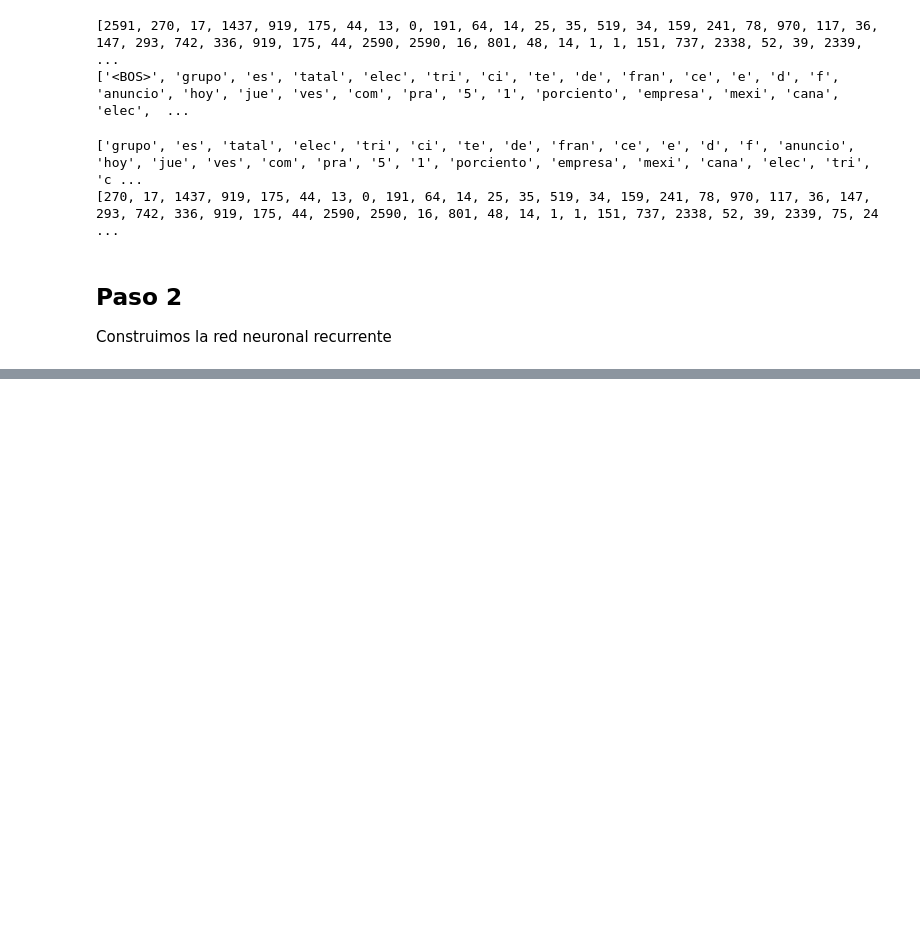
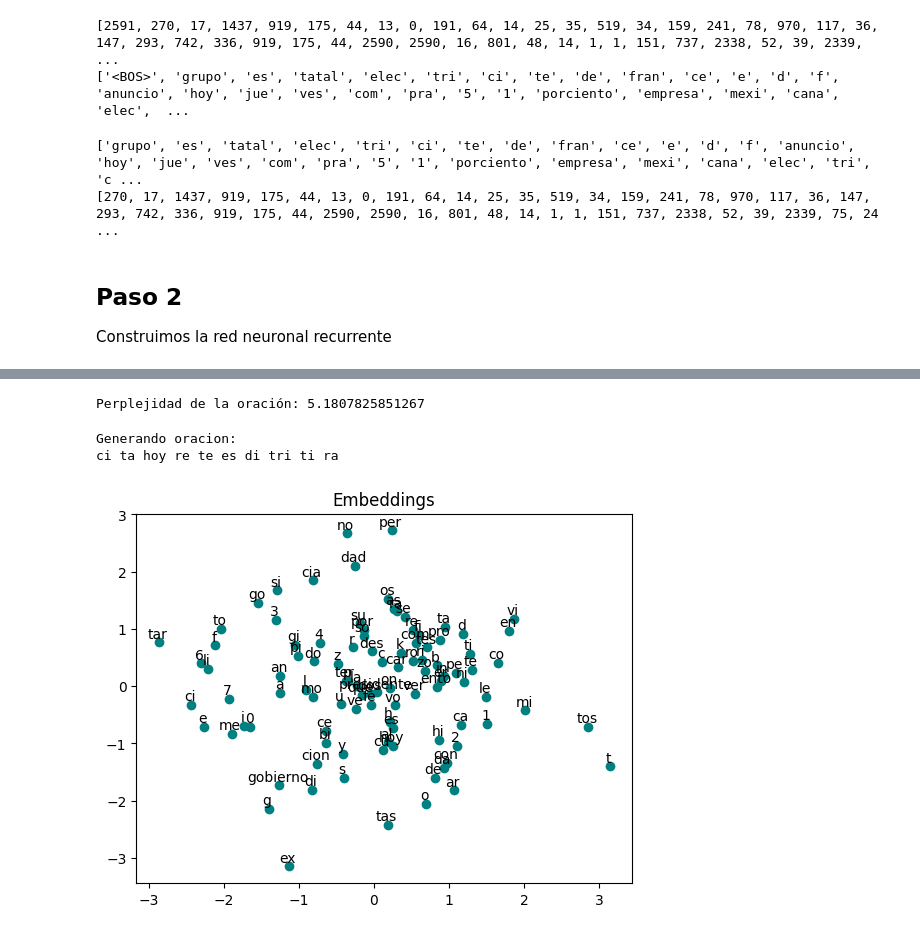
Before and after one commit to JoelHaiddRC/Linguistica, a Jupyter notebook: Practica2/preprocesamiento/Ejercicio2.ipynb, the cells around one changed output, grey strips where cells are left out. Cells and saved outputs as stored; diff of their text form; code cells hidden in the pictures; blank space fills up the shorter version.

```diff
--- a/Practica2/preprocesamiento/Ejercicio2.ipynb
+++ b/Practica2/preprocesamiento/Ejercicio2.ipynb
@@ -219,25 +219,29 @@ class RecurrentNetwork(nn.Module):
         super().__init__()
         #Capa de embedding
         self.emb = nn.Embedding(dim_in,dim)
-        #Capa de RNN (se toma bidireccional)
+        #Capa de RNN (bidireccional)
         self.recurrence = nn.RNN(dim, dim_h, bidirectional=True)
+        #Capa lineal
+        lineal = nn.Linear(2*dim_h,dim_out)
+        #Activacion
+        pre = nn.Softmax(dim=2)
         #Salida
-        self.ffw = nn.Sequential(nn.Linear(2*dim_h,dim_out), nn.Softmax(dim=2))
+        self.ffw = nn.Sequential(lineal, pre)
 
     def forward(self, x):
-        #Se pasa a formato torch
+        #Se convierte en tensor
         x = torch.tensor(x)
         #Embedding
         x = self.emb(x)
-        #Ajustes de tamaño
         x = x.unsqueeze(1)
-        #Estados de recurrencia
+        #Capas recurrentes
         h, c = self.recurrence(x)
         #Activación
         h = h.tanh()
         #Salida
         y_pred = self.ffw(h)
-        #Se acomoda la salida para que la tome el loss
         y_pred = y_pred.transpose(1, 2)
+        return y_pred
 
-        return y_pred
+    def get_emb(self):
+        return self.emb
@@ -297,0 +371,7 @@ print(probas)
+# %%
+#Probando la perplejidad con tokens en desorden
+evaluacion = ["<EOS>", "es", "grupo", "tatal", "<BOS>"]
+perplejidad = get_perplexity(evaluacion, palabras_a_indices)
+print(f"Perplejidad de la oración: {perplejidad}")
+# %% [output]
+Perplejidad de la oración: 5.1807825851267
@@ -297,0 +396,30 @@ print(probas)
+# %%
+#Generamos una oración
+print("Generando oracion: ")
+print(generate_words(palabras_a_indices, 10))
+# %% [output]
+Generando oracion:
+ci ta hoy re te es di tri ti ra
+# %%
+last_ind = len(list(indices_a_palabras.keys()))
+last_emb = torch.tensor(list(range(last_ind)))
+# %%
+two_emb = []
+for ind in indices_a_palabras.keys():
+    emb_vector = rnn.emb(last_emb).detach().numpy()[ind]
+    elem = [e for e in emb_vector[0:2]]
+    two_emb.append(elem)
+# %%
+#Obteniendo los embeddings 2D
+def plot_words(Z, ids):
+    r=0
+    plt.scatter(Z[:,0],Z[:,1], marker='o', c='teal')
+    for label,x,y in zip(ids, Z[:,0], Z[:,1]):
+        plt.annotate(label, xy=(x,y), xytext=(-1,1), textcoords='offset points', ha='center', va='bottom')
+        r+=1
+
+plot_words(np.array(two_emb)[0:100], list(palabras_a_indices.keys()))
+plt.title('Embeddings')
+plt.show()
+# %% [output]
+[figure, added]
```
Also changed, not shown: parts of 9 cells of this notebook, 2 other files.
